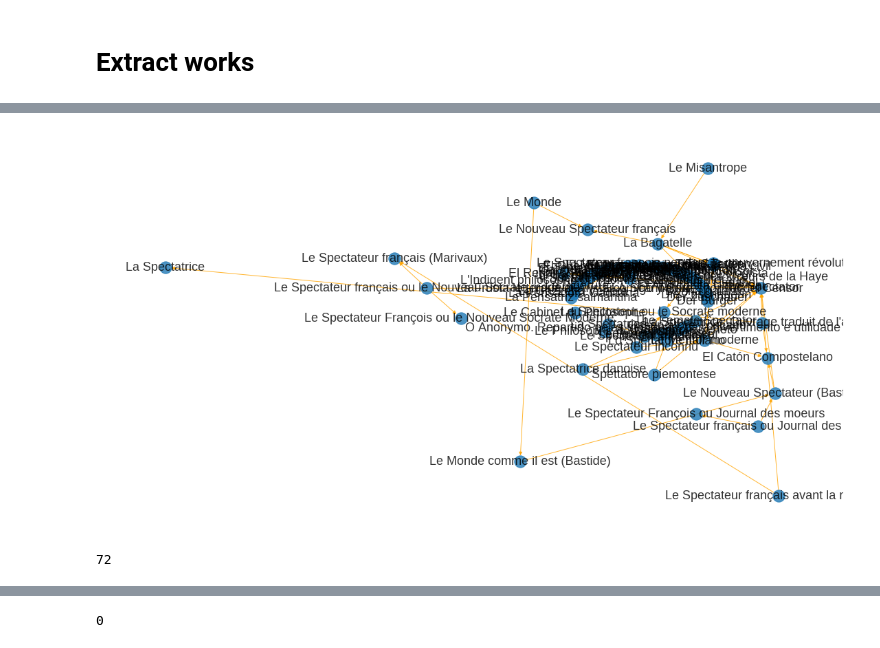
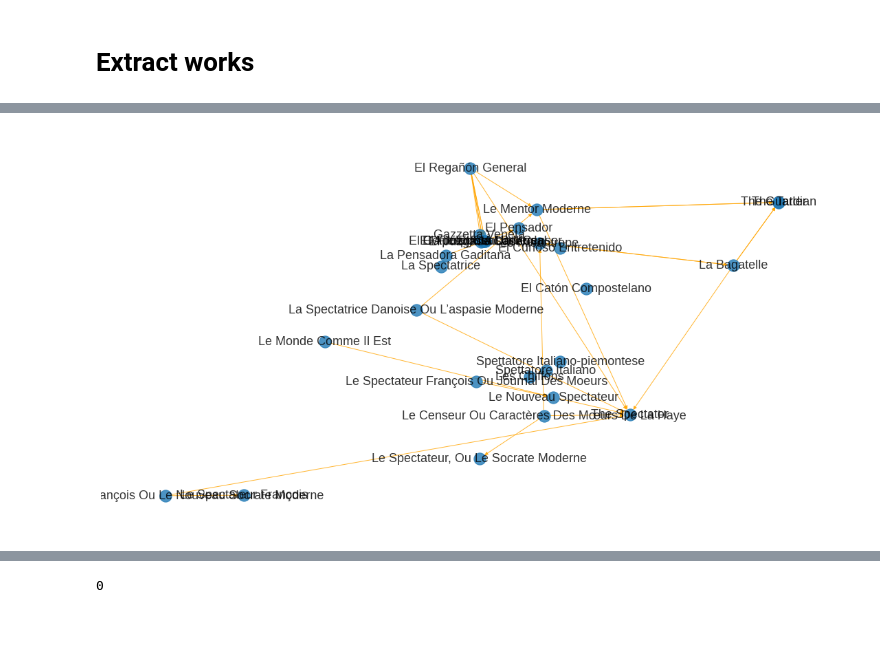
Before and after one commit to distantspectators/DiSpecs, a Jupyter notebook: 02_3_journal_to_journal.ipynb, the cells around one changed output, grey strips where cells are left out. Saved outputs shown, nothing was run; the diff lists cells and outputs as text; code cells hidden in the pictures.

Commit message:
updated periodical-to-periodical network generation

```diff
--- a/02_3_journal_to_journal.ipynb
+++ b/02_3_journal_to_journal.ipynb
@@ -114,0 +107,8 @@ reduced_works_df=reduced_works_df.drop(labels='',axis=1)
+# %%
+# If other periodicals should be considered in the graph that are not contained in the corpus, they can be added here
+
+periodical_list=reduced_df.translated_title.unique()
+periodical_list=np.append(periodical_list,'work:W.1047') # The Spectator
+periodical_list=np.append(periodical_list,'work:W.1028') # The Guardian
+periodical_list=np.append(periodical_list,'work:W.1050') # The Tatler
+periodical_list
@@ -114,0 +124,9 @@ reduced_works_df=reduced_works_df.drop(labels='',axis=1)
+# %%
+reduced_df[periodical_list]=0
+
+for row in range(len(reduced_df)):
+    for work in reduced_df['works'].iloc[row]:
+        if work in periodical_list:
+            reduced_df[work].iloc[row]+=1
+
+reduced_df.head()
@@ -114,0 +145,4 @@ reduced_works_df=reduced_works_df.drop(labels='',axis=1)
+# %%
+reduced_df=reduced_df.groupby('translated_title').sum()
+reduced_df.rename(index=re_dict,columns=re_dict,inplace=True)
+reduced_df.head()
@@ -116,8 +159,8 @@ reduced_works_df=reduced_works_df.drop(labels='',axis=1)
 import networkx as nx
 import numpy as np
 # %%
-for journal in set(list(reduced_works_df.columns)+list(reduced_works_df.index)):
-    if journal not in reduced_works_df.columns:
-        reduced_works_df[journal]=0
-    if journal not in reduced_works_df.index:
-        reduced_works_df.loc[journal]=0
+for work in set(list(reduced_df.columns)+list(reduced_df.index)):
+    if work not in reduced_df.columns:
+        reduced_df[work]=0
+    if work not in reduced_df.index:
+        reduced_df.loc[work]=0
@@ -141,14 +167,11 @@ reduced_works_df
 # %%
-G = nx.from_pandas_adjacency(reduced_works_df,create_using=nx.DiGraph())
+G = nx.from_pandas_adjacency(reduced_df,create_using=nx.DiGraph())
+G.remove_edges_from(nx.selfloop_edges(G))
 plt.figure(figsize=(15,8))
 nx.draw_kamada_kawai(G,with_labels=True,font_size=18,font_color='k',edge_color='orange',alpha=0.8)
 plt.show()
 # %% [output]
-[figure, old version]
+[figure, new version]
-# %%
-len(G.nodes)
-# %% [output]
-72
 # %%
 A=G
 A.remove_nodes_from(list(nx.isolates(G)))
```
Also changed, not shown: parts of 24 cells of this notebook.
